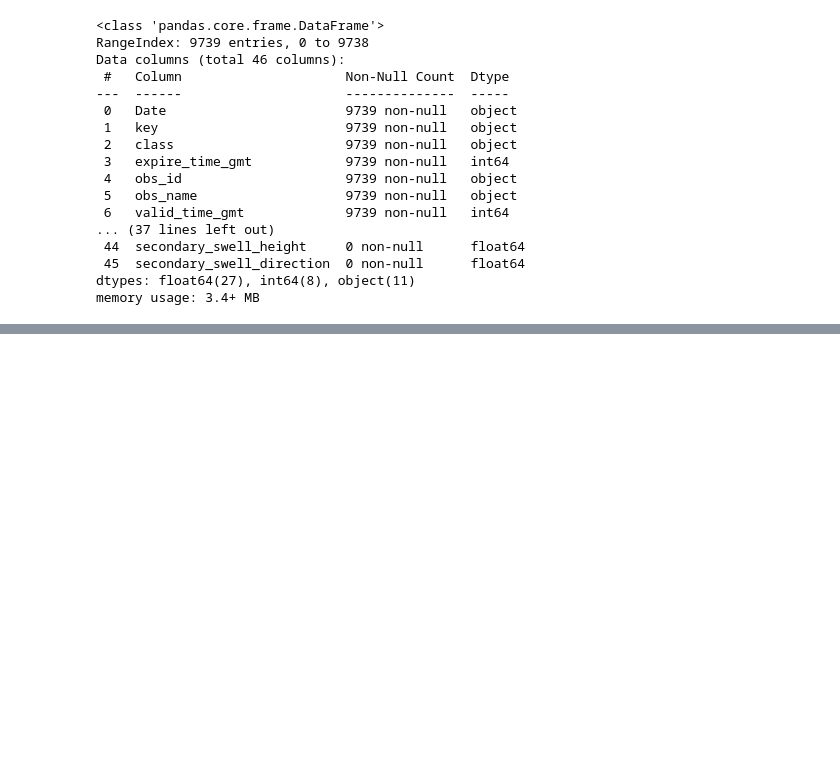
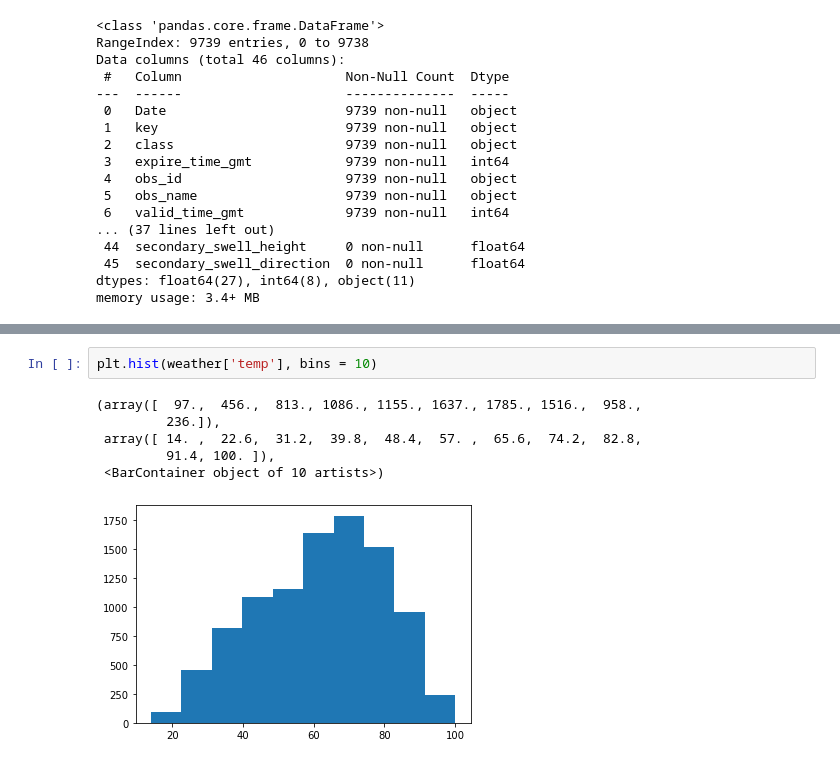
Before and after one commit to NSS-Data-Analytics-Cohort-7/wego-data-world-problems, a Jupyter notebook: notebook/Untitled.ipynb, the cells around one changed output, grey strips where cells are left out. Cells and saved outputs as stored; diff of their text form; blank space fills up the shorter version.

```diff
--- a/notebook/Untitled.ipynb
+++ b/notebook/Untitled.ipynb
@@ -108,0 +161,9 @@ memory usage: 3.4+ MB
+# %%
+plt.hist(weather['temp'], bins = 10)
+# %% [output]
+(array([  97.,  456.,  813., 1086., 1155., 1637., 1785., 1516.,  958.,
+         236.]),
+ array([ 14. ,  22.6,  31.2,  39.8,  48.4,  57. ,  65.6,  74.2,  82.8,
+         91.4, 100. ]),
+ <BarContainer object of 10 artists>)
+[figure, added]
```
Also changed, not shown: parts of 22 cells of this notebook.
